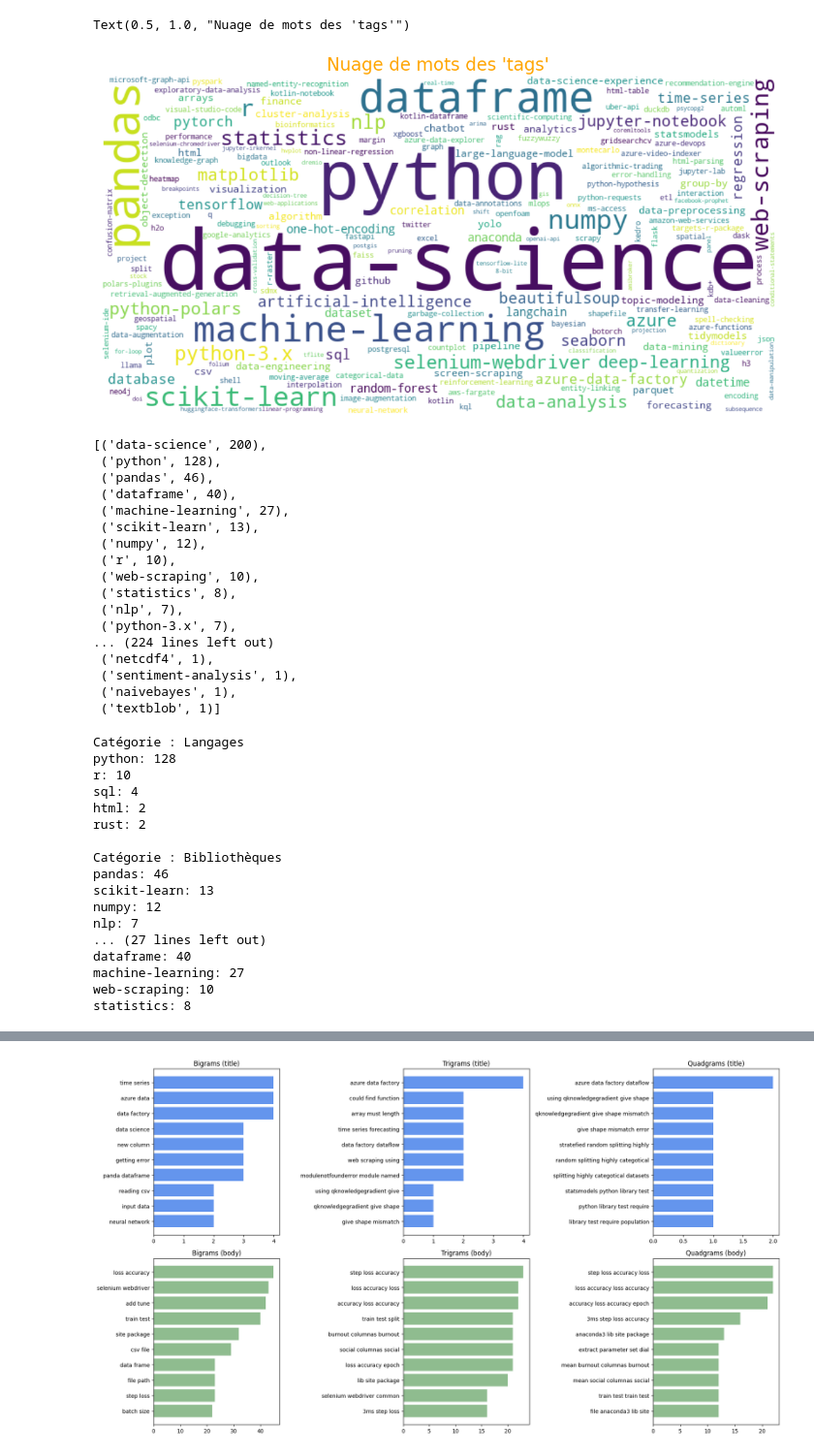
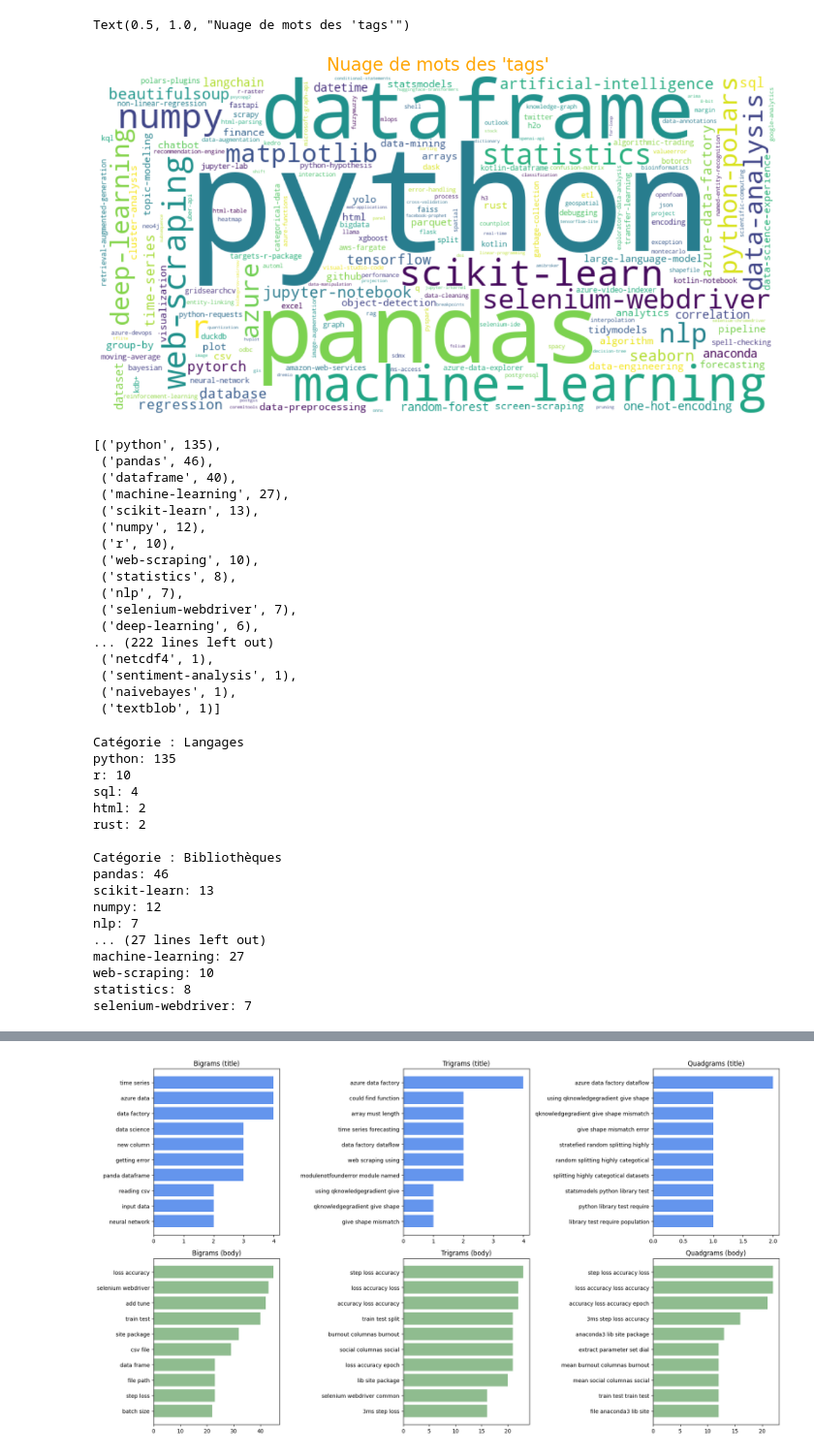
Before and after one commit to NovaStarmax/so-scrapper, a Jupyter notebook: eda/datascience.ipynb, the cells around one changed output, grey strips where cells are left out. Shown at 97% size. Saved outputs shown, nothing was run; the diff lists cells and outputs as text; code cells hidden in the pictures.

```diff
--- a/eda/datascience.ipynb
+++ b/eda/datascience.ipynb
@@ -28,25 +28,46 @@ df.head()
 | 4 | 689361ce2dde3c2d6cebe40f | Identify a column cell and perfor... | https://stackoverflow.com/questio... | [python, pandas, data-science] | <p>This is just a small example D... | True | 71 | 1 |
 # %%
 # supprime les chaînes vides
-all_tags = [tag for tags_list in df['tags'] for tag in tags_list if tag]
+# all_tags = [tag for tags_list in df['tags'] for tag in tags_list if tag]
+# cleaned_tags = [tag for tags_list in df['tags'] for tag in tags_list if tag and tag != 'data-science']
+
+# Étape 1 : extraction brute
+all_tags = [
+    tag for tags_list in df['tags']
+    for tag in tags_list if tag
+]
+
+# Étape 2 : suppression des tags non souhaités
+cleaned_tags = [
+    tag for tag in all_tags
+    if tag != 'data-science'
+]
+
+# Étape 3 : fusion des modalités équivalentes
+final_tags = [
+    'python' if tag in ('python', 'python-3.x') else tag
+    for tag in cleaned_tags
+]
+
+
+
 
 from collections import Counter
-tag_counts = Counter(all_tags)
+tag_counts = Counter(final_tags)
 
 wordcloud = WordCloud(width=800, height=400, background_color='white').generate_from_frequencies(tag_counts)
 
 plt.figure(figsize=(15, 7))
 plt.imshow(wordcloud, interpolation='bilinear')
 plt.axis('off')
 plt.title("Nuage de mots des 'tags'", fontsize=20, color='orange')
 # %% [output]
 Text(0.5, 1.0, "Nuage de mots des 'tags'")
-[figure, old version]
+[figure, new version]
 # %%
 tag_counts.most_common()
 # %% [output]
-[('data-science', 200),
- ('python', 128),
+[('python', 135),
  ('pandas', 46),
  ('dataframe', 40),
  ('machine-learning', 27),
@@ -56,8 +77,9 @@ tag_counts.most_common()
  ('web-scraping', 10),
  ('statistics', 8),
  ('nlp', 7),
- ('python-3.x', 7),
-... (224 lines left out)
+ ('selenium-webdriver', 7),
+ ('deep-learning', 6),
+... (222 lines left out)
  ('netcdf4', 1),
  ('sentiment-analysis', 1),
  ('naivebayes', 1),
@@ -152,7 +174,7 @@ for cat, tags_list in categories_utiles.items():
         print(f"{tag}: {count}")
 # %% [output]
 Catégorie : Langages
-python: 128
+python: 135
 r: 10
 sql: 4
 html: 2
@@ -164,10 +186,10 @@ scikit-learn: 13
 numpy: 12
 nlp: 7
 ... (27 lines left out)
-dataframe: 40
 machine-learning: 27
 web-scraping: 10
 statistics: 8
+selenium-webdriver: 7
 # %%
 # Visualisation des top tags par catégorie avec dégradé rouge (max) à bleu (min) et suppression des subplots vides
 fig, axes = plt.subplots(nrows=3, ncols=3, figsize=(18, 14))
```
Also changed, not shown: parts of 3 cells of this notebook.
